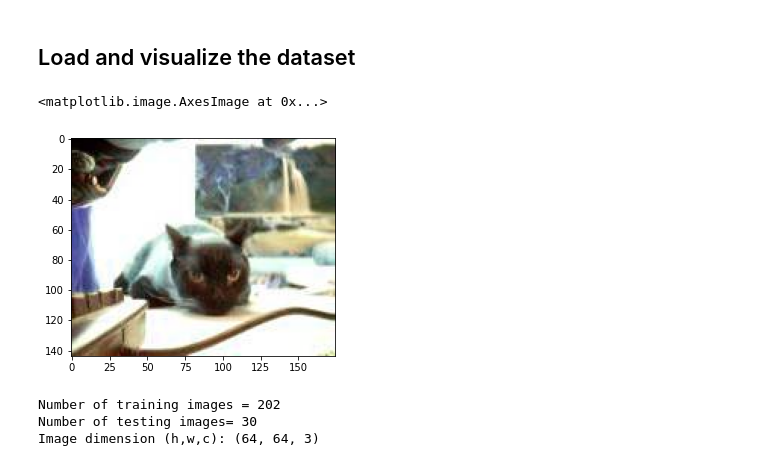
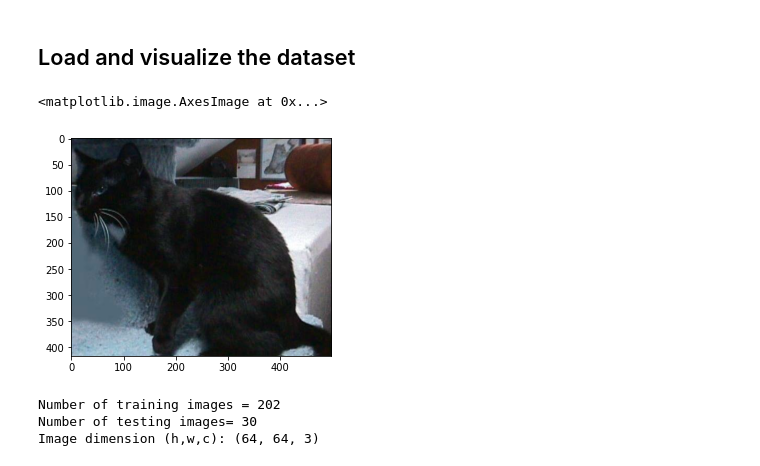
Before and after one commit to shazzad-hasan/machine-learning-from-first-principles, a Jupyter notebook: logistic_regression.ipynb, the cells around one changed output. Saved outputs shown, nothing was run; the diff lists cells and outputs as text; code cells hidden in the pictures.

```diff
--- a/logistic_regression.ipynb
+++ b/logistic_regression.ipynb
@@ -40,12 +40,13 @@ test_dir = 'test/'
 train_images = [train_dir+i for i in os.listdir(train_dir)]
 test_images =  [test_dir+i for i in os.listdir(test_dir)]
 # %%
-index = 20
+# plot a training example
+index = 7
 img = cv2.imread(train_images[index])
 plt.imshow(img)
 # %% [output]
 <matplotlib.image.AxesImage at 0x...>
-[figure, old version]
+[figure, new version]
 # %%
 def read_image(file_path):
     img = cv2.imread(file_path, cv2.IMREAD_COLOR)
```
Also changed, not shown: parts of 17 cells of this notebook.
